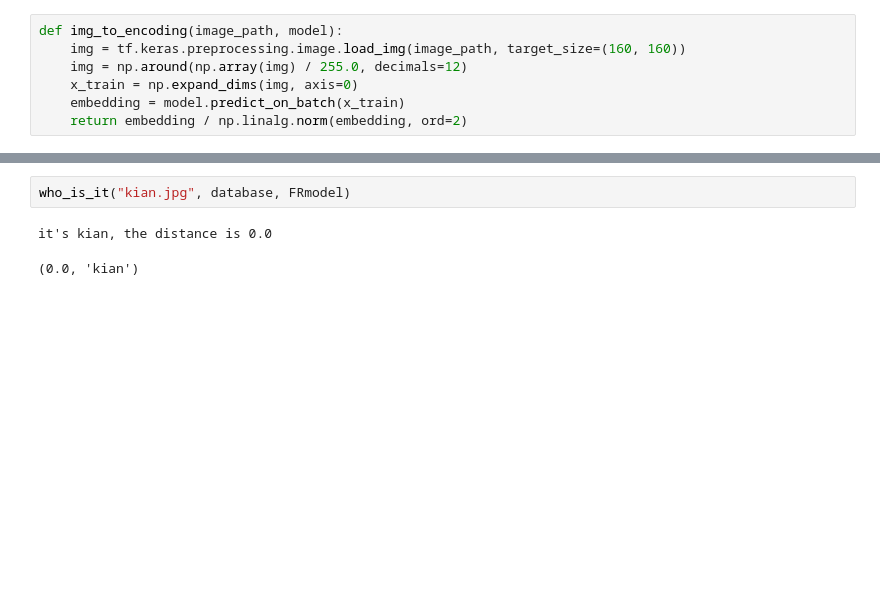
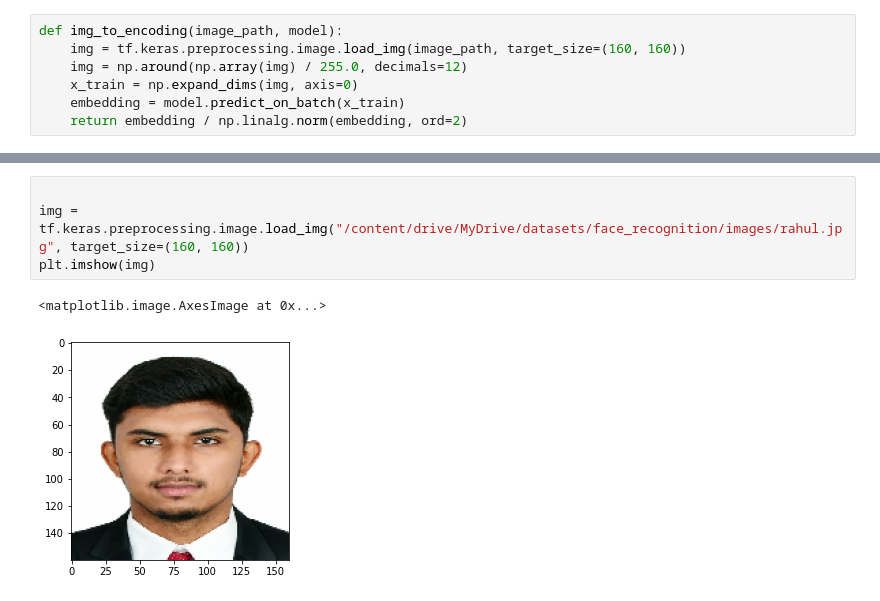
Before and after one commit to RahulS247/face_recognition, a Jupyter notebook: face_recognition_colab.ipynb, the cells around one changed output, grey strips where cells are left out. Saved outputs shown, nothing was run; the diff lists cells and outputs as text; blank space fills up the shorter version.

Commit message:
FaceRecognition with Pre-trained model

```diff
--- a/face_recognition_colab.ipynb
+++ b/face_recognition_colab.ipynb
@@ -158,5 +65,7 @@ def who_is_it(image_path, database, model):
-# %%
-who_is_it("kian.jpg", database, FRmodel)
-# %% [output]
-it's kian, the distance is 0.0
-(0.0, 'kian')
+# %%
+
+img = tf.keras.preprocessing.image.load_img("/content/drive/MyDrive/datasets/face_recognition/images/rahul.jpg", target_size=(160, 160))
+plt.imshow(img)
+# %% [output]
+<matplotlib.image.AxesImage at 0x...>
+[figure, added]
```
Also changed, not shown: parts of 13 cells of this notebook.
